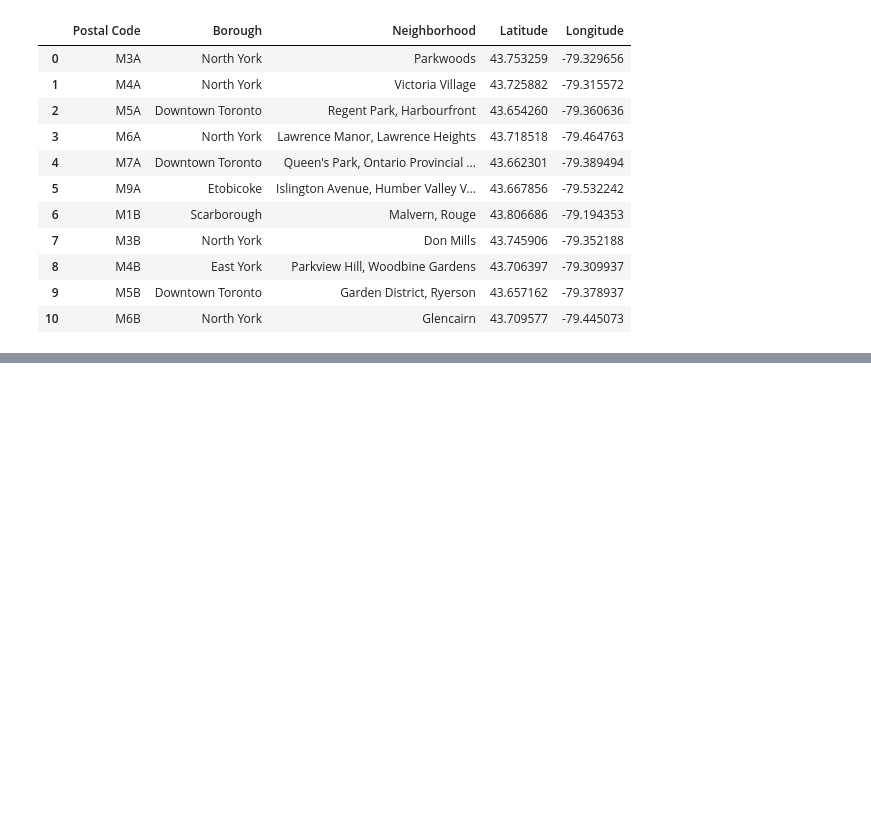
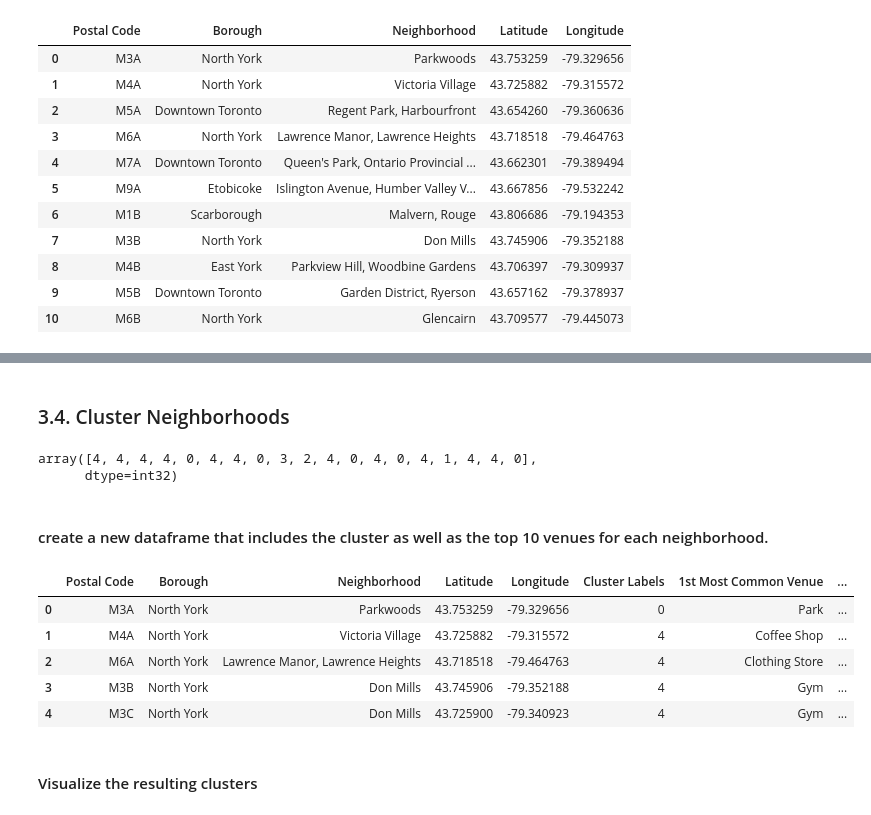
Before and after one commit to tusevsdev/Coursera_Capstone, a Jupyter notebook: Capstone.ipynb, the cells around one changed output, grey strips where cells are left out. Drawn from its saved outputs; the diff is of its cells as text; code cells hidden in the pictures; blank space fills up the shorter version.

```diff
--- a/Capstone.ipynb
+++ b/Capstone.ipynb
@@ -90,0 +396,21 @@ myDfFull.head(11)
+# %%
+num_top_venues = 10
+
+indicators = ['st', 'nd', 'rd']
+
+# create columns according to number of top venues
+columns = ['Neighborhood']
+for ind in np.arange(num_top_venues):
+    try:
+        columns.append('{}{} Most Common Venue'.format(ind+1, indicators[ind]))
+    except:
+        columns.append('{}th Most Common Venue'.format(ind+1))
+
+# create a new dataframe
+neighborhoods_venues_sorted = pd.DataFrame(columns=columns)
+neighborhoods_venues_sorted['Neighborhood'] = northyork_grouped['Neighborhood']
+
+for ind in np.arange(northyork_grouped.shape[0]):
+    neighborhoods_venues_sorted.iloc[ind, 1:] = return_most_common_venues(northyork_grouped.iloc[ind, :], num_top_venues)
+
+neighborhoods_venues_sorted.head()
@@ -90,0 +424,37 @@ myDfFull.head(11)
+# %% [markdown]
+### 3.4. Cluster Neighborhoods
+# %%
+# set number of clusters
+kclusters = 5
+
+northyork_grouped_clustering = northyork_grouped.drop('Neighborhood', 1)
+
+# run k-means clustering
+kmeans = KMeans(n_clusters=kclusters, random_state=0).fit(northyork_grouped_clustering)
+
+# check cluster labels generated for each row in the dataframe
+kmeans.labels_[0:20]
+# %% [output]
+array([4, 4, 4, 4, 0, 4, 4, 0, 3, 2, 4, 0, 4, 0, 4, 1, 4, 4, 0],
+      dtype=int32)
+# %% [markdown]
+#### create a new dataframe that includes the cluster as well as the top 10 venues for each neighborhood.
+# %%
+# add clustering labels
+neighborhoods_venues_sorted.drop(['Cluster Labels'], axis=1, inplace=True)
+neighborhoods_venues_sorted.insert(0, 'Cluster Labels', kmeans.labels_)
+northyork_merged = northYork_data
+
+# merge toronto_grouped with toronto_data to add latitude/longitude for each neighborhood
+northyork_merged = northyork_merged.merge(neighborhoods_venues_sorted.set_index('Neighborhood'), on='Neighborhood')
+
+northyork_merged.head() # check the last columns!
+# %% [output]
+|  | Postal Code | Borough | Neighborhood | Latitude | Longitude | Cluster Labels | 1st Most Common Venue | ... |
+| 0 | M3A | North York | Parkwoods | 43.753259 | -79.329656 | 0 | Park | ... |
+| 1 | M4A | North York | Victoria Village | 43.725882 | -79.315572 | 4 | Coffee Shop | ... |
+| 2 | M6A | North York | Lawrence Manor, Lawrence Heights | 43.718518 | -79.464763 | 4 | Clothing Store | ... |
+| 3 | M3B | North York | Don Mills | 43.745906 | -79.352188 | 4 | Gym | ... |
+| 4 | M3C | North York | Don Mills | 43.725900 | -79.340923 | 4 | Gym | ... |
+# %% [markdown]
+#### Visualize the resulting clusters
```
Also changed, not shown: parts of 38 cells of this notebook.
